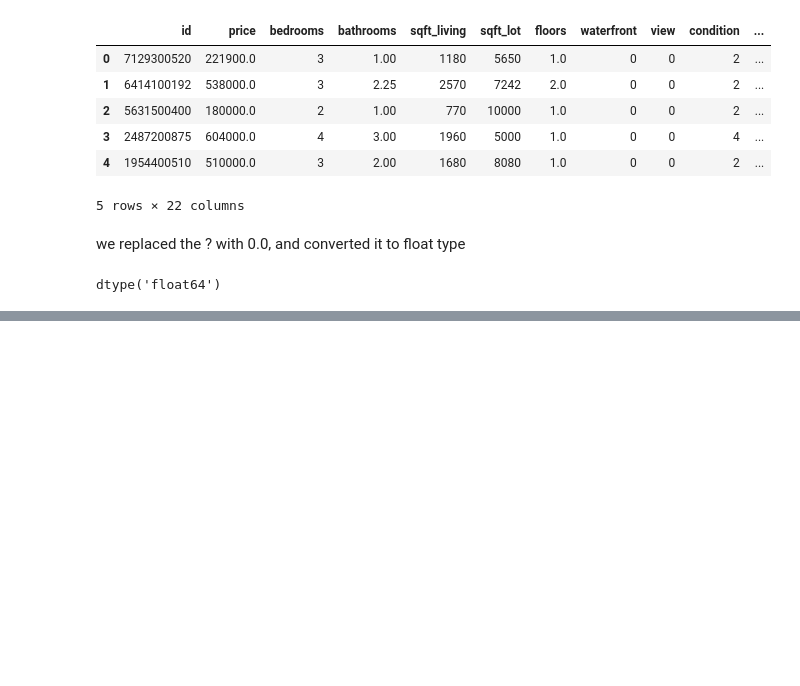
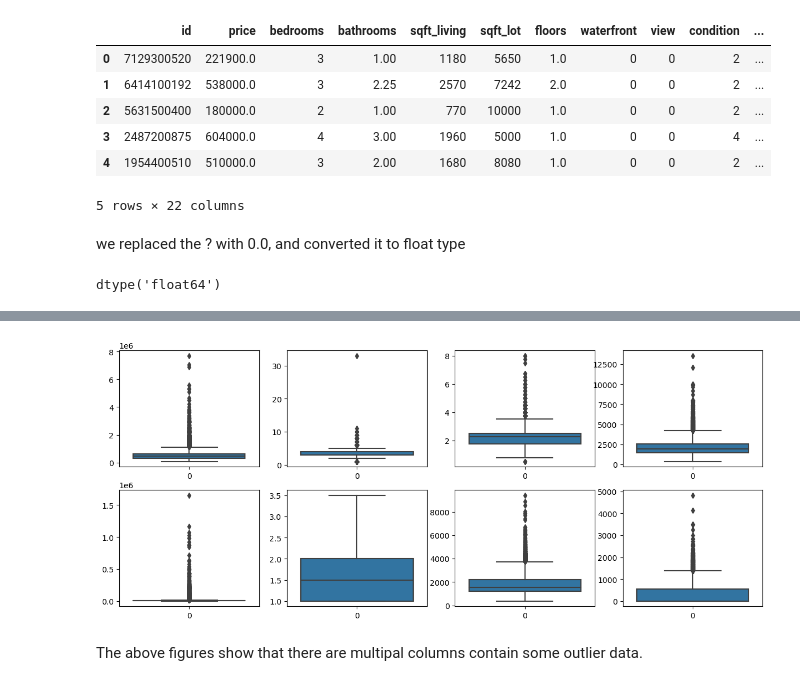
Before and after one commit to Collinskanyiri/dsc-phase-2-project-v2-3, a Jupyter notebook: student.ipynb, the cells around one changed output, grey strips where cells are left out. Cells and saved outputs as stored; diff of their text form; code cells hidden in the pictures; blank space fills up the shorter version.

Commit message:
dealing with outliers

```diff
--- a/student.ipynb
+++ b/student.ipynb
@@ -509,0 +553,15 @@ dtype('float64')
+# %%
+#plot the columns with more than single digits count.
+fig, axs = plt.subplots(2,4, figsize = (15,6))
+plt1 = sns.boxplot(df['price'], ax = axs[0,0])
+plt2 = sns.boxplot(df['bedrooms'], ax = axs[0,1])
+plt3 = sns.boxplot(df['bathrooms'], ax = axs[0,2])
+plt4 = sns.boxplot(df['sqft_living'], ax = axs[0,3])
+plt5 = sns.boxplot(df['sqft_lot'], ax = axs[1,0])
+plt1 = sns.boxplot(df['floors'], ax = axs[1,1])
+plt2 = sns.boxplot(df['sqft_above'], ax = axs[1,2])
+plt3 = sns.boxplot(df['sqft_basement'], ax = axs[1,3])
+# %% [output]
+[figure, added]
+# %% [markdown]
+The above figures show that there are multipal columns contain some outlier data.
```
Also changed, not shown: parts of 6 cells of this notebook.
